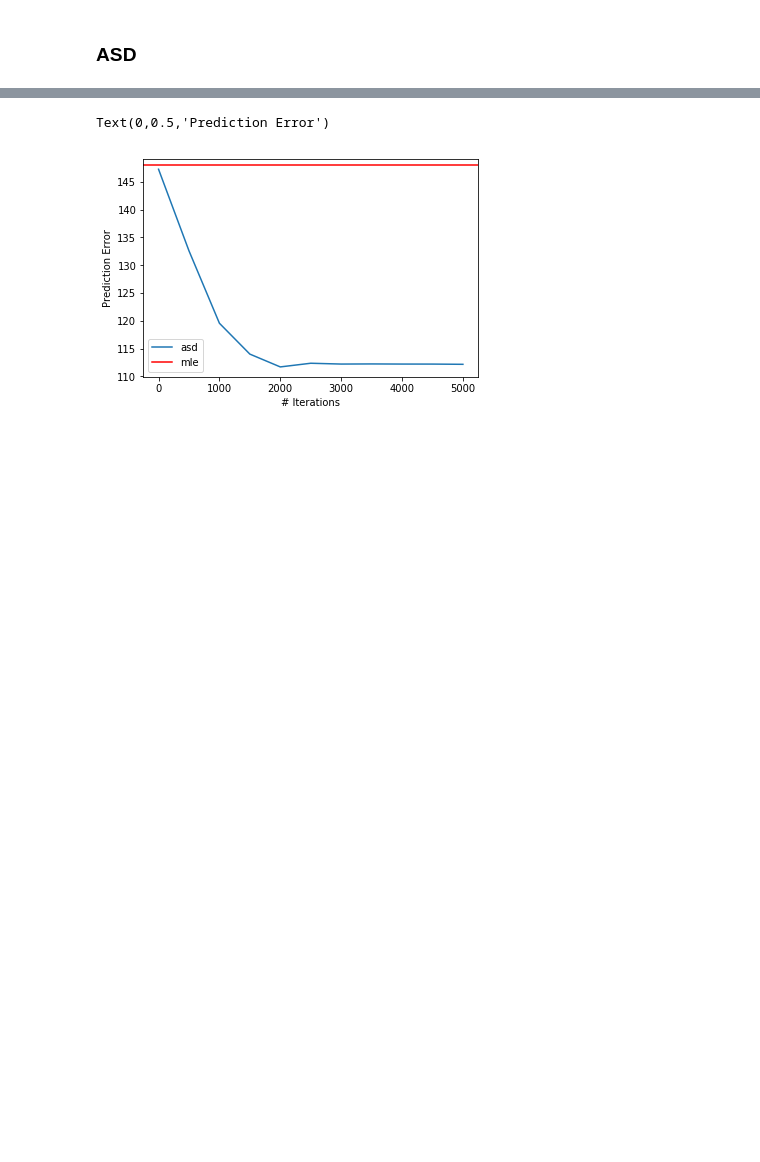
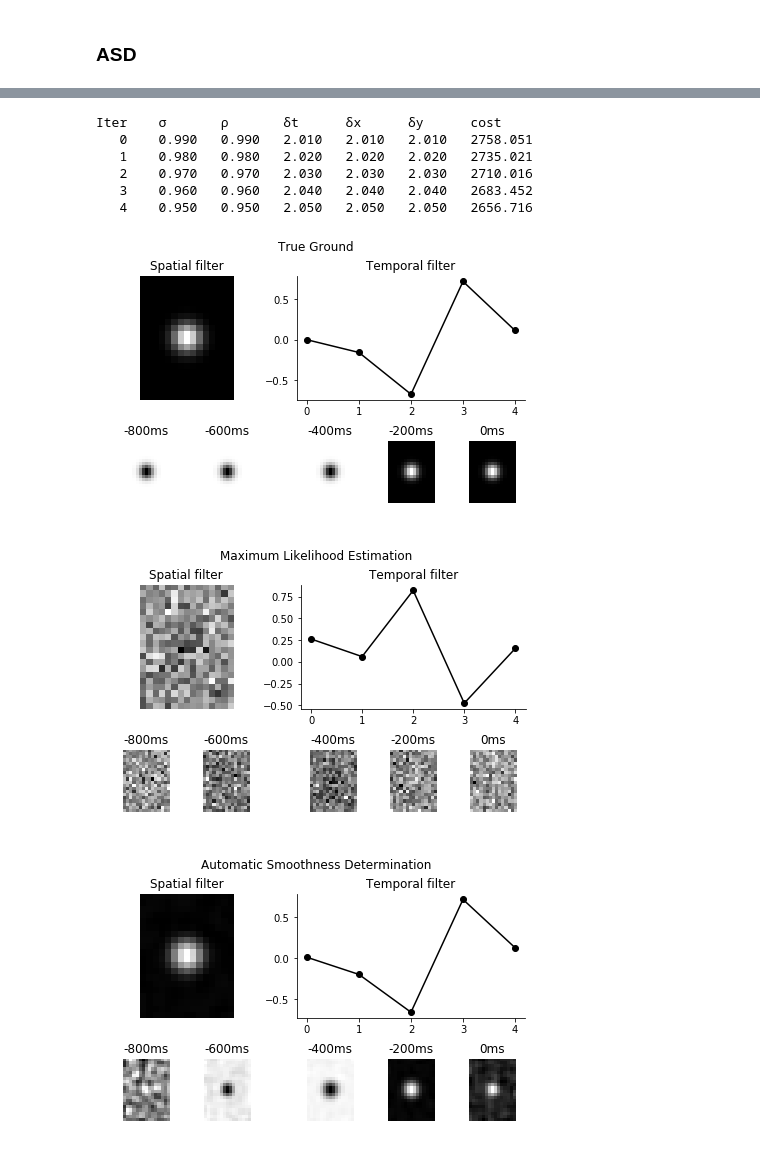
Before and after one commit to berenslab/RFEst, a Jupyter notebook: notebooks/Example_ASD.ipynb, the cells around one changed output, grey strips where cells are left out. Drawn from its saved outputs; the diff is of its cells as text; code cells hidden in the pictures; blank space fills up the shorter version.

```diff
--- a/notebooks/Example_ASD.ipynb
+++ b/notebooks/Example_ASD.ipynb
@@ -11,9 +11,10 @@ from rfest._utils import get_sdm
 # %% [markdown]
 RFEst comes with a simple data generator. Here we generated a stimulus-response pair with a 3D Difference-of-Gaussian filter.
 # %%
-((X, Y), (Xtest, Ytest),
- w_true) = rfest.make_data(dims=(15, 20, 5), sigma=(1.5, 1.5),
-                           n_samples=2000, nsevar=1,
-                           filter_type='mexican_hat', seed=2046)
+((X, y), (X_test, y_test),
+ w_true) = rfest.make_data(dims=(5, 20, 15), sigma=(1.5, 1.5),
+                           n_samples=2000, nsevar=0.025,
+                           filter_type='gaussian', seed=2046)
+X = get_sdm(X, 5) # make stimulus design matrix
 # %% [markdown]
 ### ASD
@@ -144,11 +21,47 @@ Text(0.5,1,'t_asd')
-# %%
-cost_mle = np.linalg.norm(opt.Y - get_sdm(opt.X, 5) @ opt.w_mle.reshape(np.product([*m_post.shape]), 1))
-
-plt.plot(np.linspace(0, 5000, 11), cost_list, label='asd')
-plt.axhline(cost_mle, color='red', label='mle')
-plt.legend()
-plt.xlabel('# Iterations')
-plt.ylabel('Prediction Error')
-# %% [output]
-Text(0,0.5,'Prediction Error')
-[figure, removed]
+# %%
+dims = (5,20,15)
+opt = rfest.ASD(X, y, dims=dims)
+opt.fit(initial_params=[1., 1., 2., 2., 2.], num_iters=5)
+# %% [output]
+Iter    σ       ρ       δt      δx      δy      cost
+   0    0.990   0.990   2.010   2.010   2.010   2758.051
+   1    0.980   0.980   2.020   2.020   2.020   2735.021
+   2    0.970   0.970   2.030   2.030   2.030   2710.016
+   3    0.960   0.960   2.040   2.040   2.040   2683.452
+   4    0.950   0.950   2.050   2.050   2.050   2656.716
+# %%
+def plot_RF(k, dims, title=''):
+
+    import matplotlib.gridspec as gridspec
+
+    sRF, tRF = SVD(k, dims)
+
+    fig = plt.figure(constrained_layout=True)
+    spec = gridspec.GridSpec(ncols=5, nrows=3, figure=fig)
+    ax0 = fig.add_subplot(spec[:2, :2])
+    ax0.imshow(sRF, origin='lower', cmap=plt.cm.binary)
+    ax0.set_title('Spatial filter')
+    ax0.axis('off')
+    ax1 = fig.add_subplot(spec[:2, 2:])
+    ax1.plot(tRF, 'ko-')
+    ax1.set_title('Temporal filter')
+    ax1.spines['right'].set_visible(False)
+    ax1.spines['top'].set_visible(False)
+#     sns.despine(offset=3, trim=True)
+
+    labels = ['-800ms', '-600ms', '-400ms', '-200ms', '0ms']
+    for i in range(dims[0]):
+        ax = fig.add_subplot(spec[2, i])
+        ax.imshow(k.reshape(dims)[i], origin='lower', cmap=plt.cm.binary)
+        ax.set_title(labels[i])
+        ax.axis('off')
+
+    fig.suptitle(title)
+
+plot_RF(w_true, dims, 'True Ground')
+plot_RF(opt.w_mle, dims, 'Maximum Likelihood Estimation')
+plot_RF(opt.w_opt, dims, 'Automatic Smoothness Determination')
+# %% [output]
+[figure, added]
+[figure, added]
+[figure, added]
```
Also changed, not shown: parts of 3 cells of this notebook, 13 other files.
